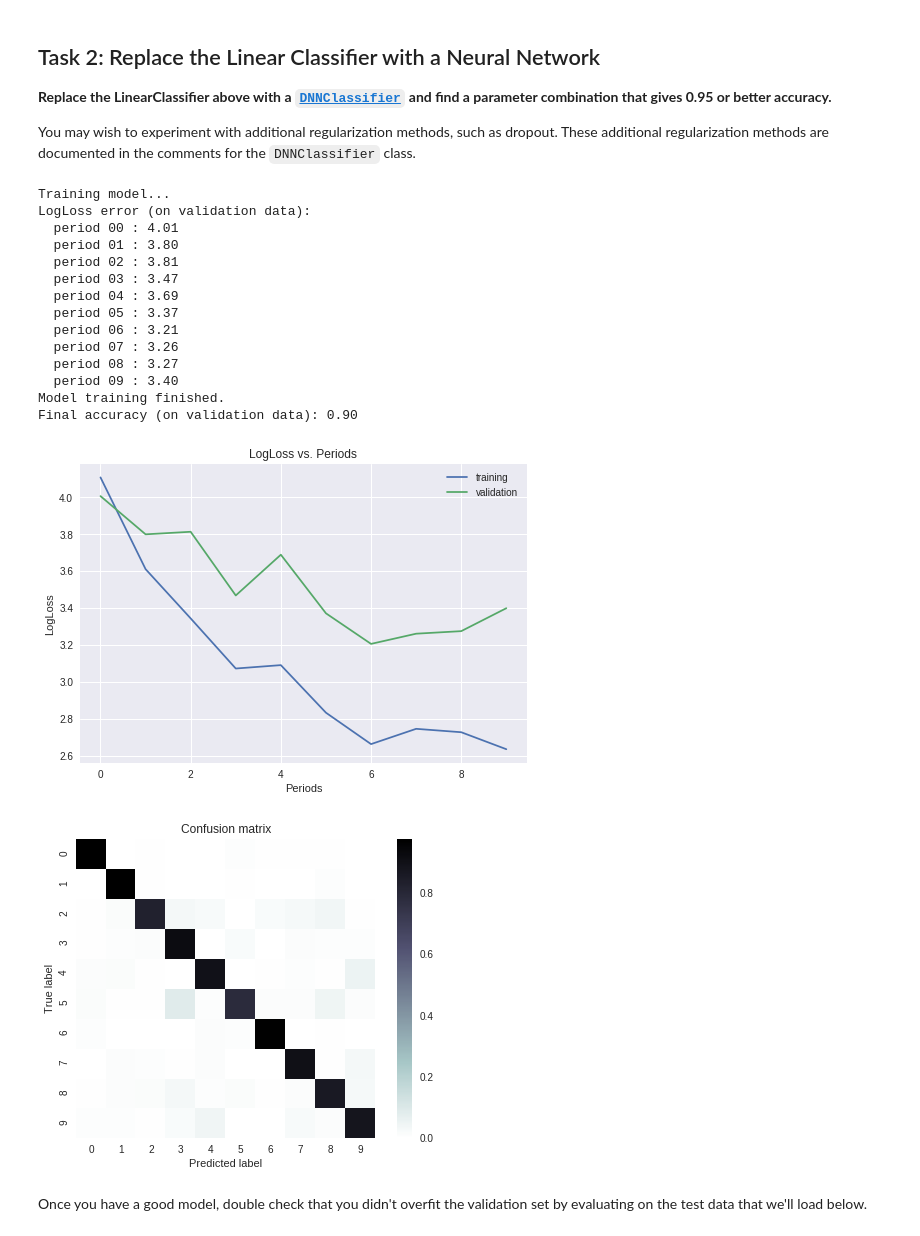
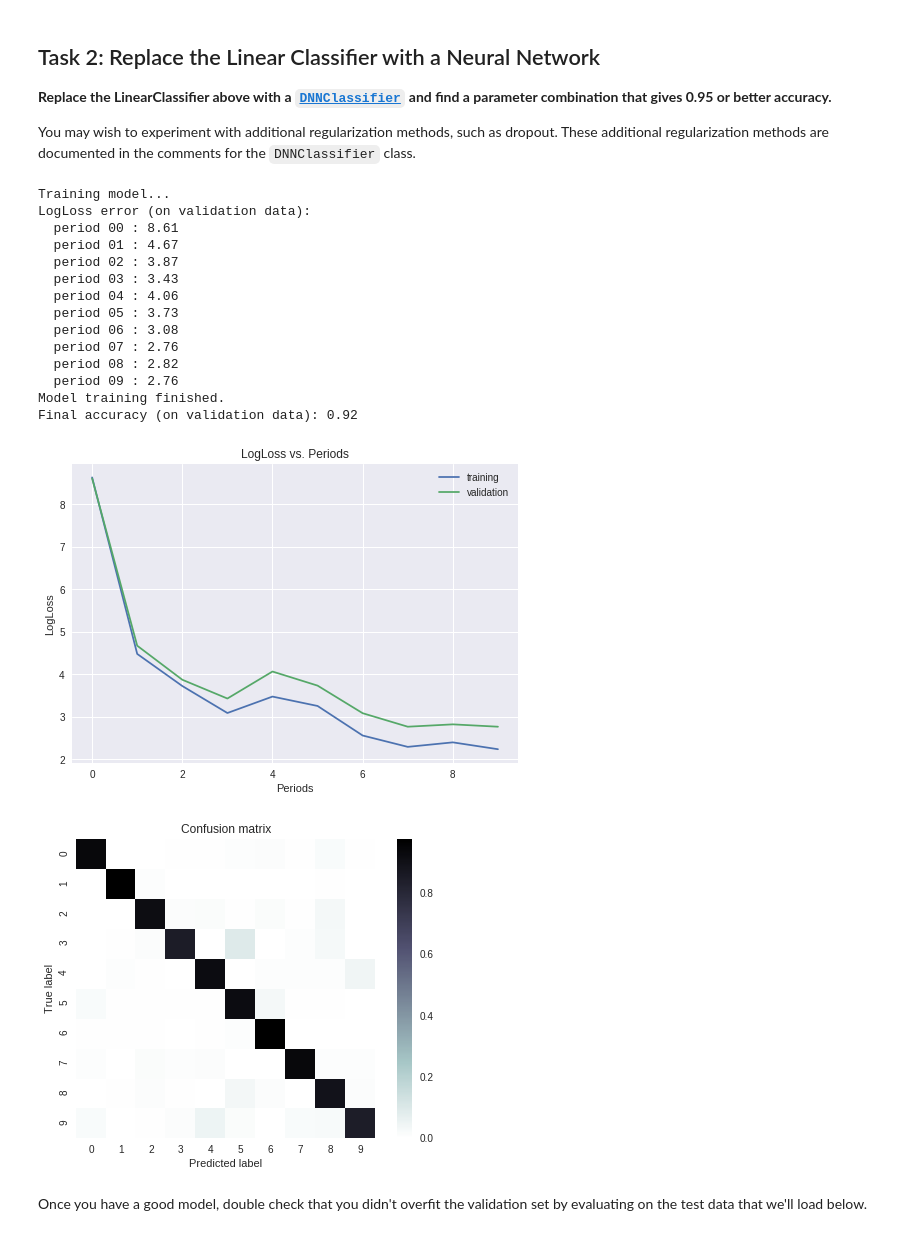
Before and after one commit to AnKu-32/hello-world, a Jupyter notebook: multi_class_classification_of_handwritten_digits.ipynb, the cells around one changed output. Drawn from its saved outputs; the diff is of its cells as text; code cells hidden in the pictures.

```diff
--- a/multi_class_classification_of_handwritten_digits.ipynb
+++ b/multi_class_classification_of_handwritten_digits.ipynb
@@ -364,8 +364,8 @@ Stop if you get anything above about 0.9 accuracy.
 # %%
 classifier = train_linear_classification_model(
              learning_rate=0.02,
-             steps=100,
-             batch_size=10,
+             steps=700,
+             batch_size=25,
              training_examples=training_examples,
              training_targets=training_targets,
              validation_examples=validation_examples,
@@ -412,7 +412,7 @@ You may wish to experiment with additional regularization methods, such as dropo
 #
 # YOUR CODE HERE: Replace the linear classifier with a neural network.
 #
-def train_neural_network_model(
+def train_dnn_classification_model(
     learning_rate,
     steps,
     batch_size,
@@ -451,14 +451,15 @@ def train_neural_network_model(
   training_input_fn = create_training_input_fn(
     training_examples, training_targets, batch_size)
 
-  # Create a NeuralNetwork object.
-  my_optimizer = tf.train.AdagradOptimizer(learning_rate=learning_rate, dropout=0.6)
+  # Create a LinearClassifier object.
+  my_optimizer = tf.train.AdagradOptimizer(learning_rate=learning_rate)
   my_optimizer = tf.contrib.estimator.clip_gradients_by_norm(my_optimizer, 5.0)
   classifier = tf.estimator.DNNClassifier(
       feature_columns=construct_feature_columns(),
-      hidden_units=[100, 100],
+      hidden_units=[300, 300],
       n_classes=10,
       optimizer=my_optimizer,
+      dropout=0.5,
       config=tf.estimator.RunConfig(keep_checkpoint_max=1)
   )
 
@@ -510,50 +511,51 @@ def train_neural_network_model(
   plt.ylabel("LogLoss")
   plt.xlabel("Periods")
   plt.title("LogLoss vs. Periods")
   plt.plot(training_errors, label="training")
   plt.plot(validation_errors, label="validation")
   plt.legend()
   plt.show()
 
   # Output a plot of the confusion matrix.
   cm = metrics.confusion_matrix(validation_targets, final_predictions)
   # Normalize the confusion matrix by row (i.e by the number of samples
   # in each class).
   cm_normalized = cm.astype("float") / cm.sum(axis=1)[:, np.newaxis]
   ax = sns.heatmap(cm_normalized, cmap="bone_r")
   ax.set_aspect(1)
   plt.title("Confusion matrix")
   plt.ylabel("True label")
   plt.xlabel("Predicted label")
   plt.show()
 
   return classifier
 
-classifier = train_linear_classification_model(
-             learning_rate=0.05,
-             steps=1000,
-             batch_size=30,
+
+classifier = train_dnn_classification_model(
+             learning_rate=0.08,
+             steps=700,
+             batch_size=25,
              training_examples=training_examples,
              training_targets=training_targets,
              validation_examples=validation_examples,
              validation_targets=validation_targets)
 # %% [output]
 Training model...
 LogLoss error (on validation data):
-  period 00 : 4.01
-  period 01 : 3.80
-  period 02 : 3.81
-  period 03 : 3.47
-  period 04 : 3.69
-  period 05 : 3.37
-  period 06 : 3.21
-  period 07 : 3.26
-  period 08 : 3.27
-  period 09 : 3.40
+  period 00 : 8.61
+  period 01 : 4.67
+  period 02 : 3.87
+  period 03 : 3.43
+  period 04 : 4.06
+  period 05 : 3.73
+  period 06 : 3.08
+  period 07 : 2.76
+  period 08 : 2.82
+  period 09 : 2.76
 Model training finished.
-Final accuracy (on validation data): 0.90
+Final accuracy (on validation data): 0.92
-[figure, old version]
+[figure, new version]
-[figure, old version]
+[figure, new version]
 # %% [markdown]
 Once you have a good model, double check that you didn't overfit the validation set by evaluating on the test data that we'll load below.
 # %%
```
Also changed, not shown: parts of 8 cells of this notebook.
